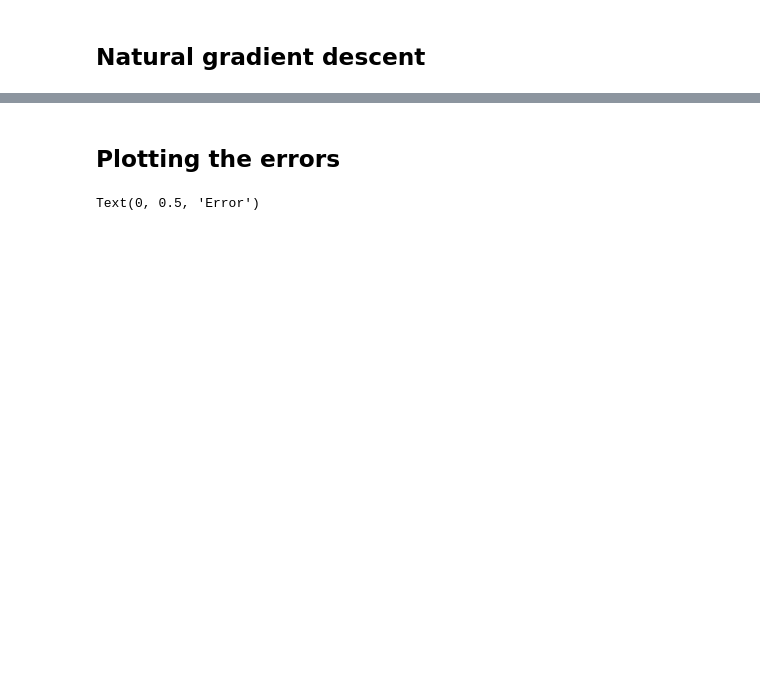
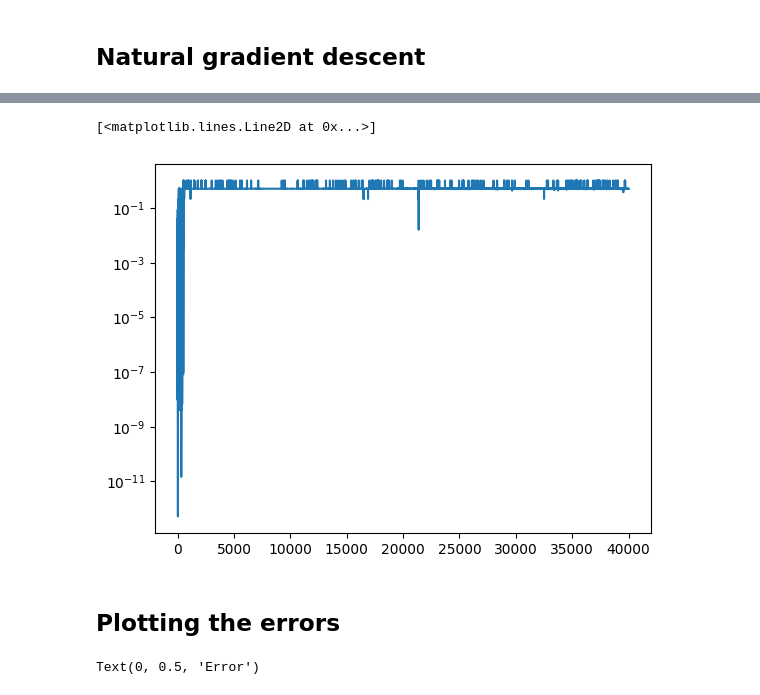
Before and after one commit to chmda/ctt, a Jupyter notebook: notebooks/natural_gradient_descent.ipynb, the cells around one changed output, grey strips where cells are left out. Saved outputs shown, nothing was run; the diff lists cells and outputs as text; code cells hidden in the pictures; blank space fills up the shorter version.

```diff
--- a/notebooks/natural_gradient_descent.ipynb
+++ b/notebooks/natural_gradient_descent.ipynb
@@ -94,7 +118,8 @@ def compute_loss(tts: list[TT],
     y_pred = jax.vmap(ctt, in_axes=(None, 0))(tts, x)
     # loss = jnp.mean(optax.l2_loss(y_pred, y))
     loss = jnp.mean(optax.l2_loss(y_pred, y))
-    penalty = alpha*jnp.sum(jnp.asarray([tt_norm(u)**2 for u in tts]))
+    # penalty = alpha*jnp.sum(jnp.asarray([tt_norm(u)**2 for u in tts]))
+    penalty = 0.
     return loss + penalty, loss
 # %%
 import jax.flatten_util
@@ -128,6 +153,12 @@ def get_gramian(params: list[TT], x: Float[Array, "B d"]) -> Float[Array, "n_par
 def sizeof_pytree(p) -> int:
     leaves = jax.tree.leaves(p)
     return sum(jnp.size(leaf) for leaf in leaves)
+# %%
+from ctt.tt import tt_orthogonalize
+
+def left_orth(tt: TT) -> TT:
+    U, V, S = tt_orthogonalize(tt)
+    return [S[0]] + V
 # %% [markdown]
 # Gradient Descent
 # %%
@@ -328,3 +428,8 @@ Iter 14995 | Loss: 2.998e-09 | Val loss: 2.957e-09
+# %%
+plt.semilogy(learning_rates)
+# %% [output]
+[<matplotlib.lines.Line2D at 0x...>]
+[figure, added]
 # %% [markdown]
 ## Plotting the errors
 # %%
```
Also changed, not shown: parts of 17 cells of this notebook, 16 other files.
